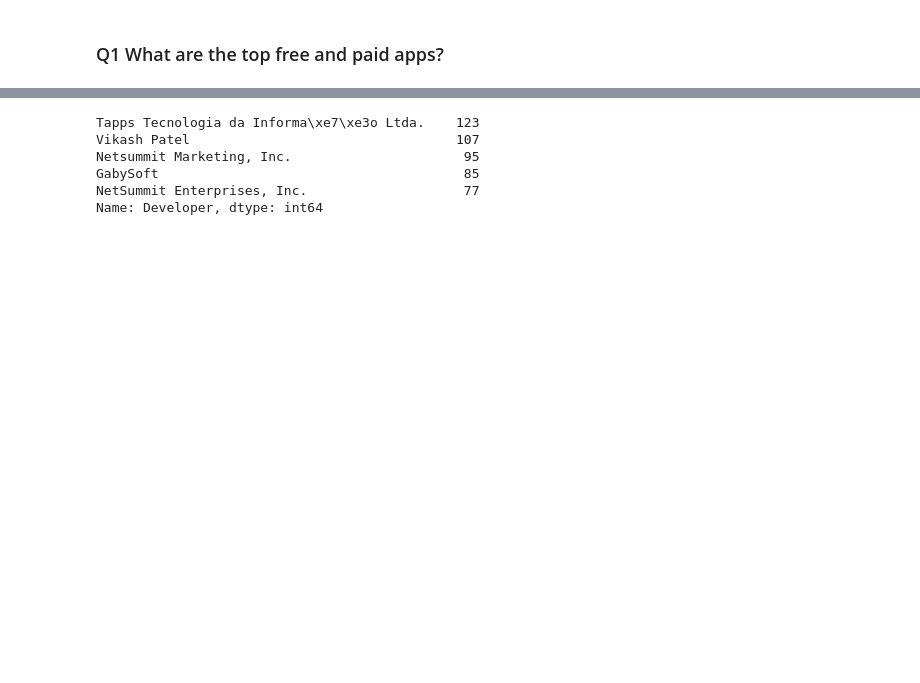
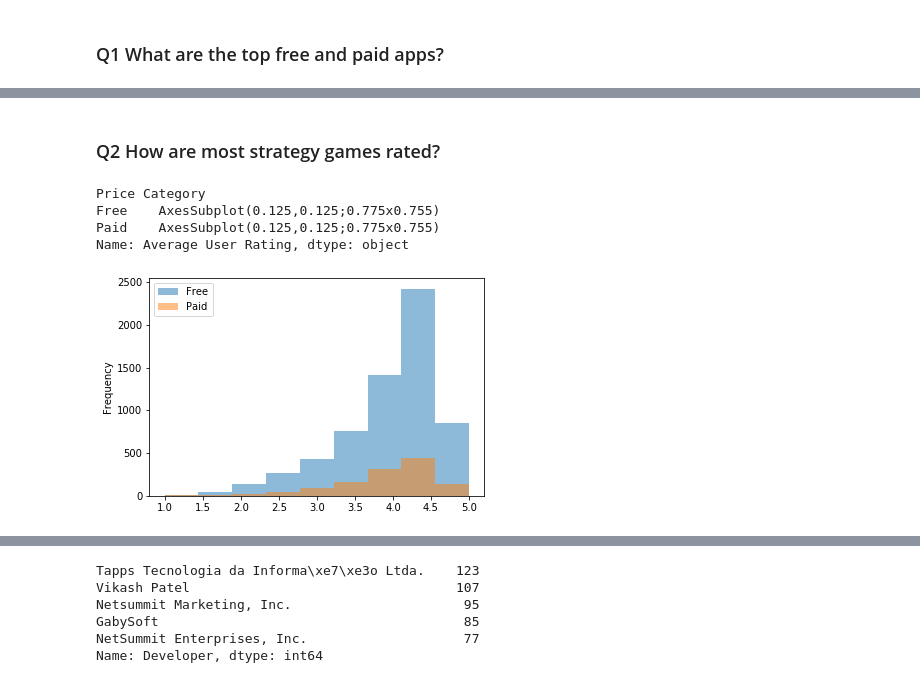
Before and after one commit to SamuelFolledo/DS1.1-Data-Analysis-And-Visualization, a Jupyter notebook: FinalProject/Mobile Strategy Games Analysis.ipynb, the cells around one changed output, grey strips where cells are left out. Cells and saved outputs as stored; diff of their text form; code cells hidden in the pictures; blank space fills up the shorter version.

```diff
--- a/FinalProject/Mobile Strategy Games Analysis.ipynb
+++ b/FinalProject/Mobile Strategy Games Analysis.ipynb
@@ -141,0 +243,10 @@ memory usage: 2.4+ MB
+# %% [markdown]
+### Q2 How are most strategy games rated?
+# %%
+df.groupby('Price Category')['Average User Rating'].plot(bins=9, kind='hist', legend=True, alpha=0.5)
+# %% [output]
+Price Category
+Free    AxesSubplot(0.125,0.125;0.775x0.755)
+Paid    AxesSubplot(0.125,0.125;0.775x0.755)
+Name: Average User Rating, dtype: object
+[figure, added]
```
Also changed, not shown: parts of 17 cells of this notebook.
